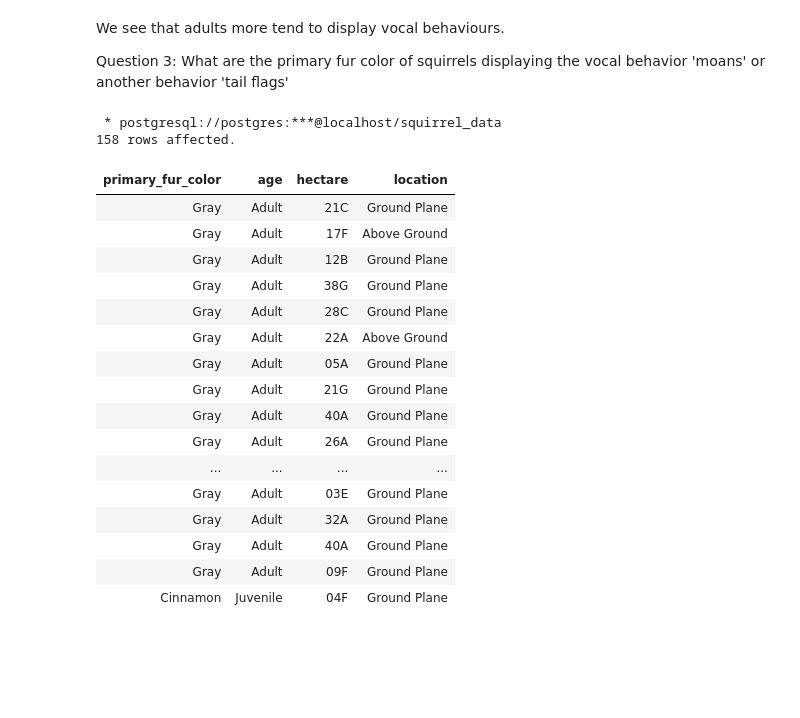
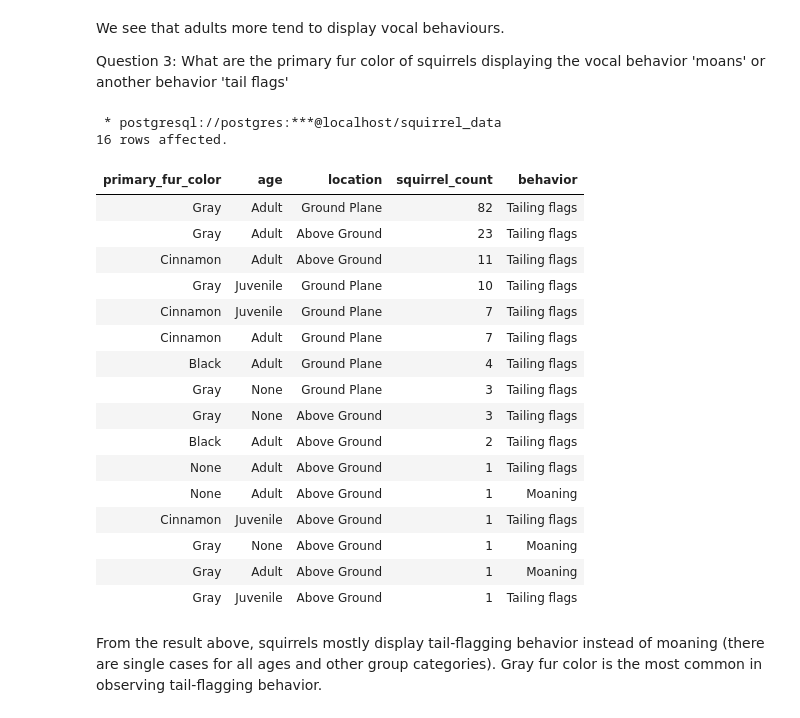
Before and after one commit to ValRudyka/squirrel_census, a Jupyter notebook: analysis.ipynb, the cells around one changed output. Saved outputs shown, nothing was run; the diff lists cells and outputs as text; code cells hidden in the pictures; blank space fills up the shorter version.

```diff
--- a/analysis.ipynb
+++ b/analysis.ipynb
@@ -122,35 +122,40 @@ Question 3: What are the primary fur color of squirrels displaying the vocal beh
 # %%
 %%sql
 SELECT
     s.primary_fur_color,
     s.age,
-    l.hectare,
     l.location,
+    COUNT(s.unique_squirrel_id) AS squirrel_count,
     CASE WHEN (b.moans = True) THEN 'Moaning'
         ELSE 'Tailing flags' END AS behavior
 FROM squirrels AS s
     INNER JOIN behaviors AS b
     ON s.unique_squirrel_id = b.unique_squirrel_id
     INNER JOIN locations AS l
     ON s.unique_squirrel_id = l.unique_squirrel_id
 WHERE (b.moans = True) OR (b.tail_flags = True)
+GROUP BY s.primary_fur_color, s.age, l.location, behavior
+ORDER BY squirrel_count DESC;
 # %% [output]
  * postgresql://postgres:***@localhost/squirrel_data
-158 rows affected.
+16 rows affected.
-| primary_fur_color | age | hectare | location |
-| Gray | Adult | 21C | Ground Plane |
-| Gray | Adult | 17F | Above Ground |
-| Gray | Adult | 12B | Ground Plane |
-| Gray | Adult | 38G | Ground Plane |
-| Gray | Adult | 28C | Ground Plane |
-| Gray | Adult | 22A | Above Ground |
-| Gray | Adult | 05A | Ground Plane |
-| Gray | Adult | 21G | Ground Plane |
-| Gray | Adult | 40A | Ground Plane |
-| Gray | Adult | 26A | Ground Plane |
-| ... | ... | ... | ... |
-| Gray | Adult | 03E | Ground Plane |
-| Gray | Adult | 32A | Ground Plane |
-| Gray | Adult | 40A | Ground Plane |
-| Gray | Adult | 09F | Ground Plane |
-| Cinnamon | Juvenile | 04F | Ground Plane |
+| primary_fur_color | age | location | squirrel_count | behavior |
+| Gray | Adult | Ground Plane | 82 | Tailing flags |
+| Gray | Adult | Above Ground | 23 | Tailing flags |
+| Cinnamon | Adult | Above Ground | 11 | Tailing flags |
+| Gray | Juvenile | Ground Plane | 10 | Tailing flags |
+| Cinnamon | Juvenile | Ground Plane | 7 | Tailing flags |
+| Cinnamon | Adult | Ground Plane | 7 | Tailing flags |
+| Black | Adult | Ground Plane | 4 | Tailing flags |
+| Gray | None | Ground Plane | 3 | Tailing flags |
+| Gray | None | Above Ground | 3 | Tailing flags |
+| Black | Adult | Above Ground | 2 | Tailing flags |
+| None | Adult | Above Ground | 1 | Tailing flags |
+| None | Adult | Above Ground | 1 | Moaning |
+| Cinnamon | Juvenile | Above Ground | 1 | Tailing flags |
+| Gray | None | Above Ground | 1 | Moaning |
+| Gray | Adult | Above Ground | 1 | Moaning |
+| Gray | Juvenile | Above Ground | 1 | Tailing flags |
+# %% [markdown]
+From the result above, squirrels mostly display tail-flagging behavior instead of moaning (there are single cases for all ages and other
+group categories). Gray fur color is the most common in observing tail-flagging behavior.
```
